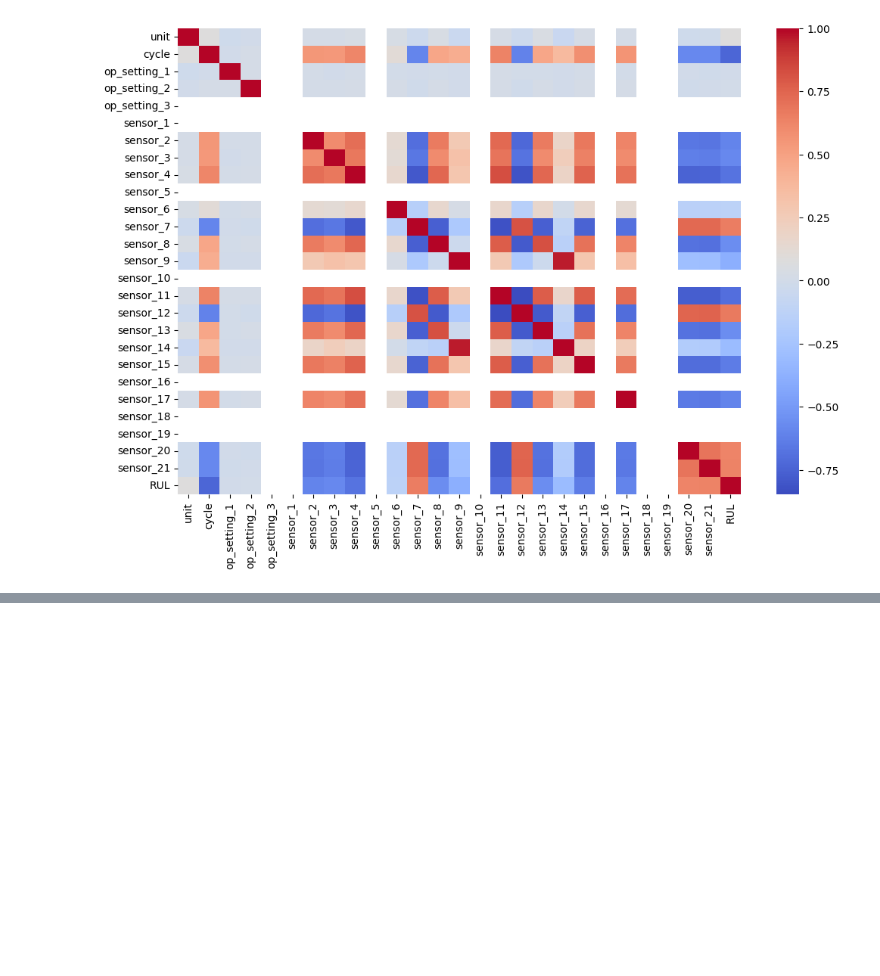
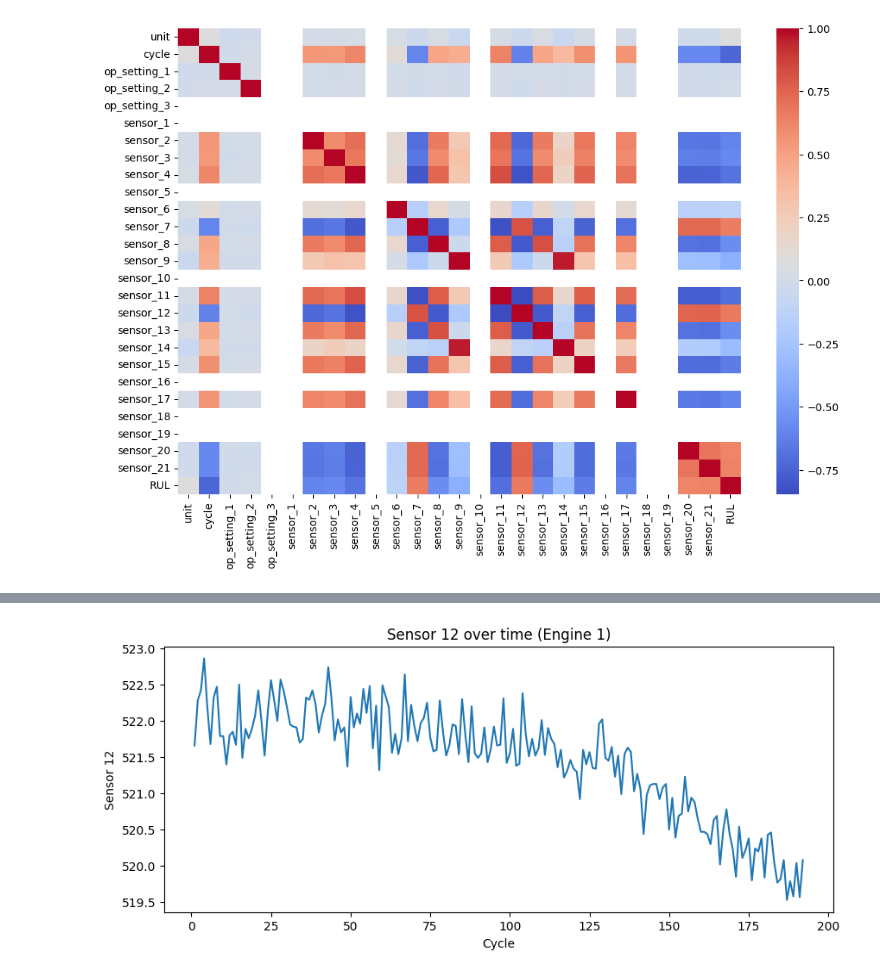
Before and after one commit to omni-ar/predictive-aircraft-maintenance, a Jupyter notebook: notebooks/01_eda.ipynb, the cells around one changed output, grey strips where cells are left out. Saved outputs shown, nothing was run; the diff lists cells and outputs as text; code cells hidden in the pictures; blank space fills up the shorter version.

```diff
--- a/notebooks/01_eda.ipynb
+++ b/notebooks/01_eda.ipynb
@@ -122,0 +196,9 @@ plt.show()
+# %%
+plt.figure(figsize=(10,4))
+plt.plot(engine_1['cycle'], engine_1['sensor_12'])
+plt.title("Sensor 12 over time (Engine 1)")
+plt.xlabel("Cycle")
+plt.ylabel("Sensor 12")
+plt.show()
+# %% [output]
+[figure, added]
```
Also changed, not shown: parts of 10 cells of this notebook.
